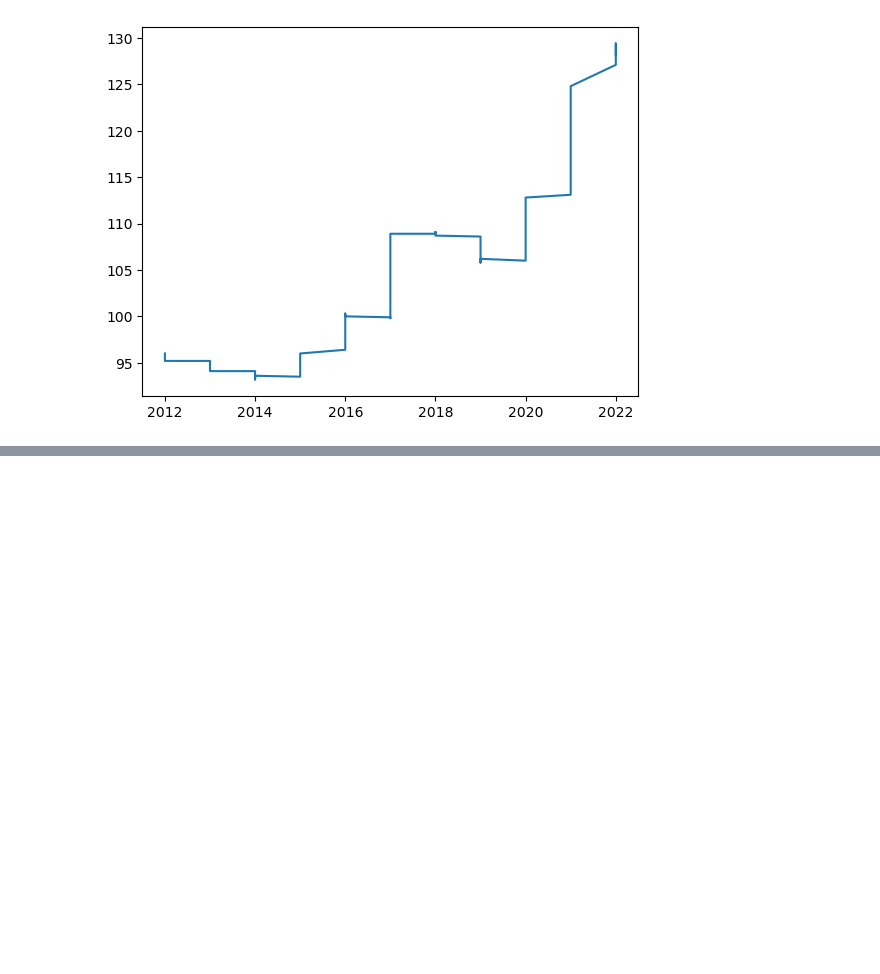
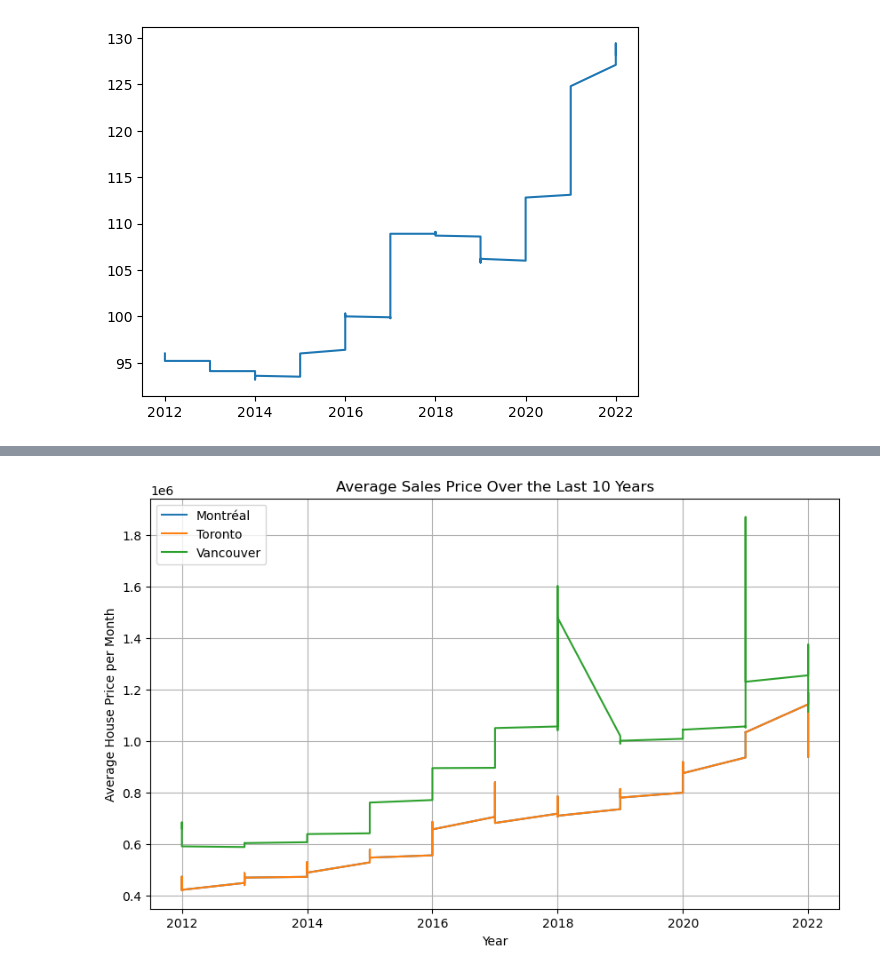
Before and after one commit to Ao-27/Project1_Group1_HousingMarket, a Jupyter notebook: group1_housing_solution.ipynb, the cells around one changed output, grey strips where cells are left out. Saved outputs shown, nothing was run; the diff lists cells and outputs as text; code cells hidden in the pictures; blank space fills up the shorter version.

```diff
--- a/group1_housing_solution.ipynb
+++ b/group1_housing_solution.ipynb
@@ -1147,0 +1181,29 @@ StatCan_Index_Plot_Df = Inner_to_Final_City_Filtered_DF['Year','City_Region','VA
+# %%
+df = Inner_to_Final_City_Filtered_DF
+
+#Filter data for the last 10 years
+df = df[df['Year'] >= 2012]
+
+#Pivot the DataFrame to have separate columns for each city
+df_pivot = df.pivot(index=['Year','Month'], columns='City_Region', values='Avg_HousePrice').reset_index()
+
+#Plot the chart
+plt.figure(figsize=(10, 6))
+
+#Plot lines for each city
+plt.plot(df_pivot['Year'], df_pivot['Montréal'], label='Montréal')
+plt.plot(df_pivot['Year'], df_pivot['Toronto'], label='Toronto')
+plt.plot(df_pivot['Year'], df_pivot['Vancouver'], label='Vancouver')
+
+#Customize the chart
+plt.title('Average Sales Price Over the Last 10 Years')
+plt.xlabel('Year')
+plt.ylabel('Average House Price per Month')
+plt.grid(True)
+plt.legend()
+
+#Show the chart
+plt.savefig("output/plots/Average Sales Price Over the Last 10 Years.png")
+plt.show()
+# %% [output]
+[figure, added]
```
Also changed, not shown: parts of 16 cells of this notebook, 4 other files.
